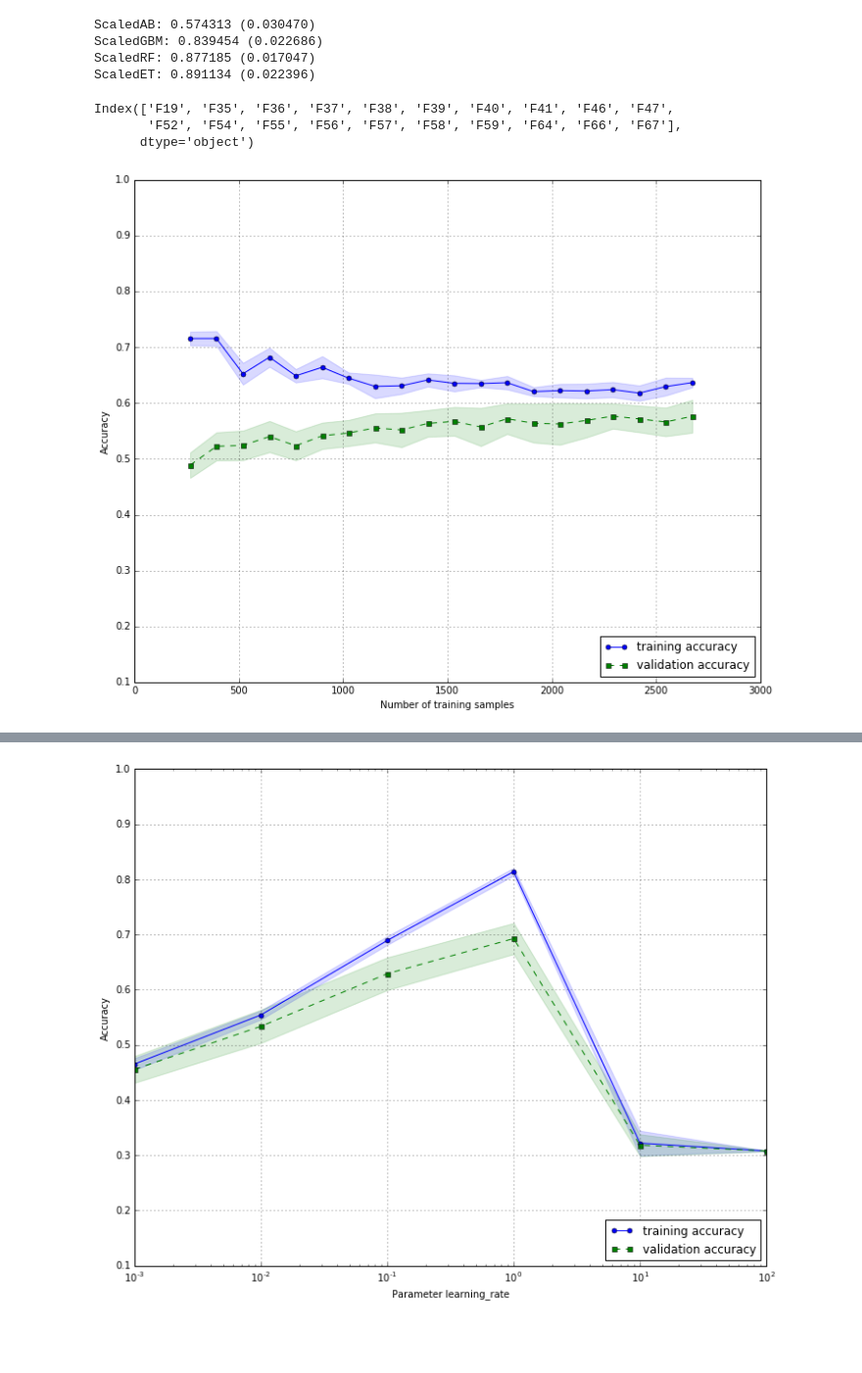
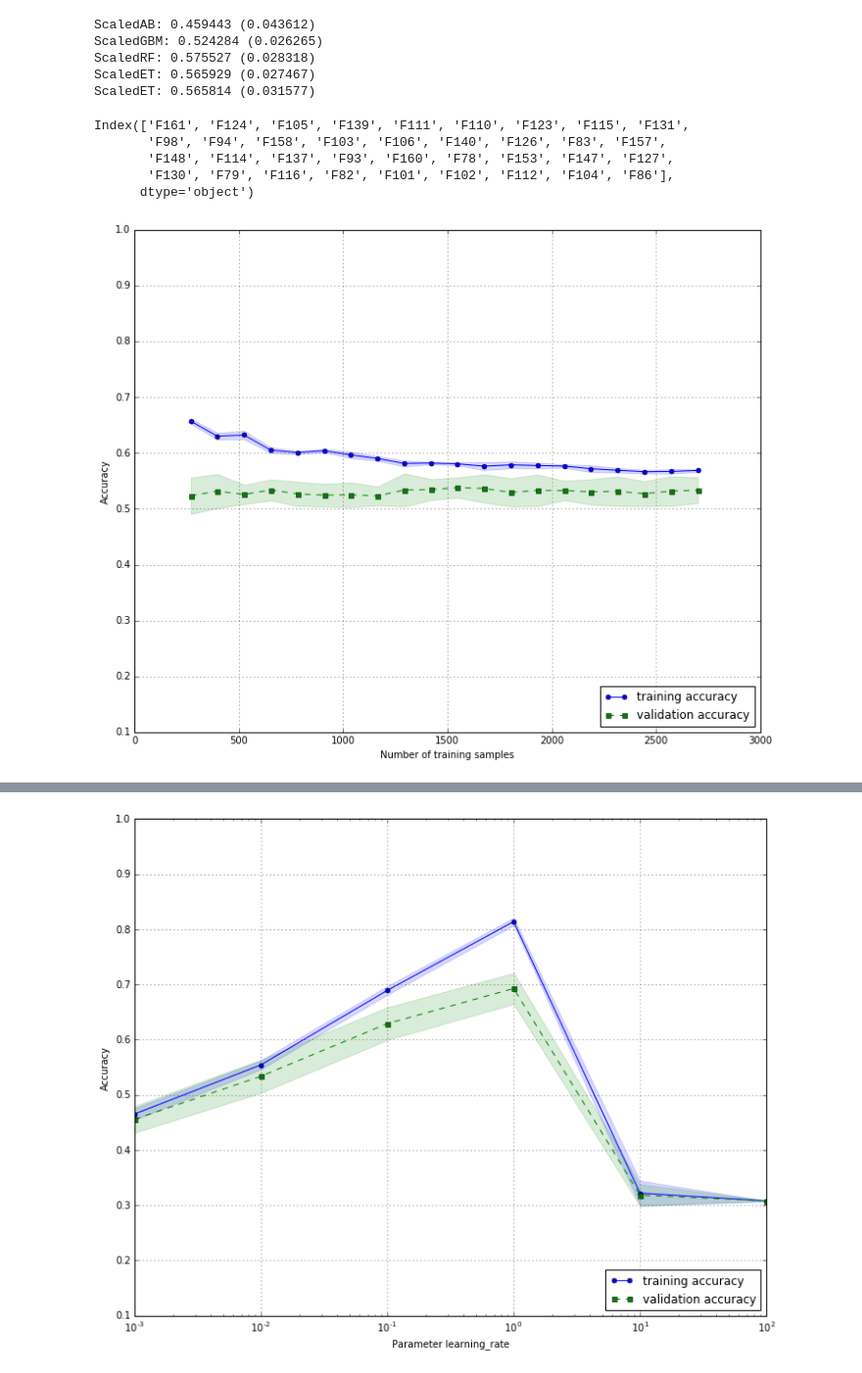
Before and after one commit to rahulmkumar/ml-introduction, a Jupyter notebook: 08_Swing_trading_model_exploration.ipynb, the cells around one changed output, grey strips where cells are left out. Shown at 98% size. Saved outputs shown, nothing was run; the diff lists cells and outputs as text; code cells hidden in the pictures; blank space fills up the shorter version.

```diff
--- a/08_Swing_trading_model_exploration.ipynb
+++ b/08_Swing_trading_model_exploration.ipynb
@@ -63,7 +63,7 @@ def update_return_class(row, neg_cutoff, pos_cutoff):
     elif row >= pos_cutoff:
         return 2
 # %%
-file = 'data/price_data_68.csv'
+file = 'data/price_data.csv'
 data = pd.read_csv(file)
 
 file1 = 'data/price_data1.csv'
@@ -77,6 +77,7 @@ del data1['Date']
 del data2['Date']
 # %%
 X = data.loc[:,'F1':'F68']
+X_events = data.loc[:,'F75':'F161']
 y5 = data.loc[:,'RET5']
 y10 = data.loc[:,'RET10']
 y15 = data.loc[:,'RET15']
@@ -85,6 +86,7 @@ y25 = data.loc[:,'RET25']
 y30 = data.loc[:,'RET30']
 
 X1 = data1.loc[:,'F1':'F42']
+X1_events = data1.loc[:,'F75':'F161']
 yt5 = data1.loc[:,'RET5']
 yt10 = data1.loc[:,'RET10']
 yt15 = data1.loc[:,'RET15']
@@ -176,6 +178,7 @@ seed = 7
 #X = data.loc[:,['F20','F22','F26','F29','F30','F32','F35','F36','F37','F38','F39','F40','F41','F42']]
 #X = data.loc[:,['F19','F20','F35','F36','F37','F38','F39','F40','F41','F42','F46','F47','F52','F54','F55','F56','F57','F58','F59','F60','F64','F66','F67','F68']]
 X = data.loc[:,['F19','F35','F36','F37','F38','F39','F40','F41','F46','F47','F52','F54','F55','F56','F57','F58','F59','F64','F66','F67']]
+X = X_events.loc[:,['F161','F124','F105','F139','F111','F110','F123','F115','F131','F98','F94','F158','F103','F106','F140','F126','F83','F157','F148','F114','F137','F93','F160','F78','F153','F147','F127','F130','F79','F116','F82','F101','F102','F112','F104','F86']]
 X5b_train, X5b_test, Y5b_train, Y5b_test = cross_validation.train_test_split(X, y5_b, test_size=validation_size,
                                                                                  random_state=seed)
 X10b_train, X10b_test, Y10b_train, Y10b_test = cross_validation.train_test_split(X, y10_b, test_size=validation_size,
@@ -273,6 +276,7 @@ ensembles.append(('ScaledAB', Pipeline([('Scaler', StandardScaler()),('AB', AdaB
 ensembles.append(('ScaledGBM', Pipeline([('Scaler', StandardScaler()),('GBM', GradientBoostingClassifier(n_estimators=250))])))
 ensembles.append(('ScaledRF', Pipeline([('Scaler', StandardScaler()),('RF', RandomForestClassifier(n_estimators=250, max_depth=25))])))
 ensembles.append(('ScaledET', Pipeline([('Scaler', StandardScaler()),('ET', ExtraTreesClassifier(n_estimators=250, max_depth=25))])))
+ensembles.append(('ScaledET', Pipeline([('ET', ExtraTreesClassifier(n_estimators=250, max_depth=25))])))
 #ensembles.append(('ScaledXGB', Pipeline([('Scaler', StandardScaler()),('XGB', XGBClassifier())])))
 #ensembles.append(('ScaledXGB', Pipeline([('Scaler', StandardScaler()),('LR', LogisticRegression())])))
 results = []
@@ -285,18 +289,22 @@ for name, model in ensembles:
     msg = "%s: %f (%f)" % (name, cv_results.mean(), cv_results.std())
     print(msg)
 # %% [output]
-ScaledAB: 0.574313 (0.030470)
-ScaledGBM: 0.839454 (0.022686)
-ScaledRF: 0.877185 (0.017047)
-ScaledET: 0.891134 (0.022396)
+ScaledAB: 0.459443 (0.043612)
+ScaledGBM: 0.524284 (0.026265)
+ScaledRF: 0.575527 (0.028318)
+ScaledET: 0.565929 (0.027467)
+ScaledET: 0.565814 (0.031577)
 # %%
 X_train.columns
 # %% [output]
-Index(['F19', 'F35', 'F36', 'F37', 'F38', 'F39', 'F40', 'F41', 'F46', 'F47',
-       'F52', 'F54', 'F55', 'F56', 'F57', 'F58', 'F59', 'F64', 'F66', 'F67'],
+Index(['F161', 'F124', 'F105', 'F139', 'F111', 'F110', 'F123', 'F115', 'F131',
+       'F98', 'F94', 'F158', 'F103', 'F106', 'F140', 'F126', 'F83', 'F157',
+       'F148', 'F114', 'F137', 'F93', 'F160', 'F78', 'F153', 'F147', 'F127',
+       'F130', 'F79', 'F116', 'F82', 'F101', 'F102', 'F112', 'F104', 'F86'],
       dtype='object')
 # %%
-X1 = data1.loc[:,['F20','F22','F26','F29','F30','F32','F35','F36','F37','F38','F39','F40','F41','F42']]
+#X1 = data1.loc[:,['F20','F22','F26','F29','F30','F32','F35','F36','F37','F38','F39','F40','F41','F42']]
+X1 = data1.loc[:,['F161','F124','F105','F139','F111','F110','F123','F115','F131','F98','F94','F158','F103','F106','F140','F126','F83','F157','F148','F114','F137','F93','F160','F78','F153','F147','F127','F130','F79','F116','F82','F101','F102','F112','F104','F86']]
 
 Xt10b_train, Xt10b_test, Yt10b_train, Yt10b_test = cross_validation.train_test_split(X1, yt10_b, test_size=validation_size,
                                                                                  random_state=seed)
@@ -316,6 +324,8 @@ Xt15t_std = stdsc15t.transform(Xt15t_train)
 Xt20t_std = stdsc20t.transform(Xt20t_train)
 # %%
 num_instances = len(X_train)
+X_train = Xt10b_train
+Y_train = Yt10b_train
 kfold = cross_validation.KFold(n=num_instances, n_folds=num_folds, random_state=seed)
 pipe_lr = Pipeline([('scl', StandardScaler()),
                     ('clf', ExtraTreesClassifier(n_estimators=250, max_depth=25))])
@@ -337,34 +347,34 @@ test_mean = np.mean(test_scores, axis=1)
 test_std = np.std(test_scores, axis=1)
 
 plt.plot(train_sizes, train_mean,
          color='blue', marker='o',
          markersize=5, label='training accuracy')
 
 plt.fill_between(train_sizes,
                  train_mean + train_std,
                  train_mean - train_std,
                  alpha=0.15, color='blue')
 
 plt.plot(train_sizes, test_mean,
          color='green', linestyle='--',
          marker='s', markersize=5,
          label='validation accuracy')
 
 plt.fill_between(train_sizes,
                  test_mean + test_std,
                  test_mean - test_std,
                  alpha=0.15, color='green')
 
 plt.grid()
 plt.xlabel('Number of training samples')
 plt.ylabel('Accuracy')
 plt.legend(loc='lower right')
 plt.ylim([0.1, 1.0])
 plt.tight_layout()
 # plt.savefig('./figures/learning_curve.png', dpi=300)
 plt.show()
 # %% [output]
-[figure, old version]
+[figure, new version]
 # %%
 param_range = [10, 120, 300, 500, 800, 1200]
 train_scores, test_scores = validation_curve(
```
Also changed, not shown: parts of 1 cell of this notebook, 4 other files.
